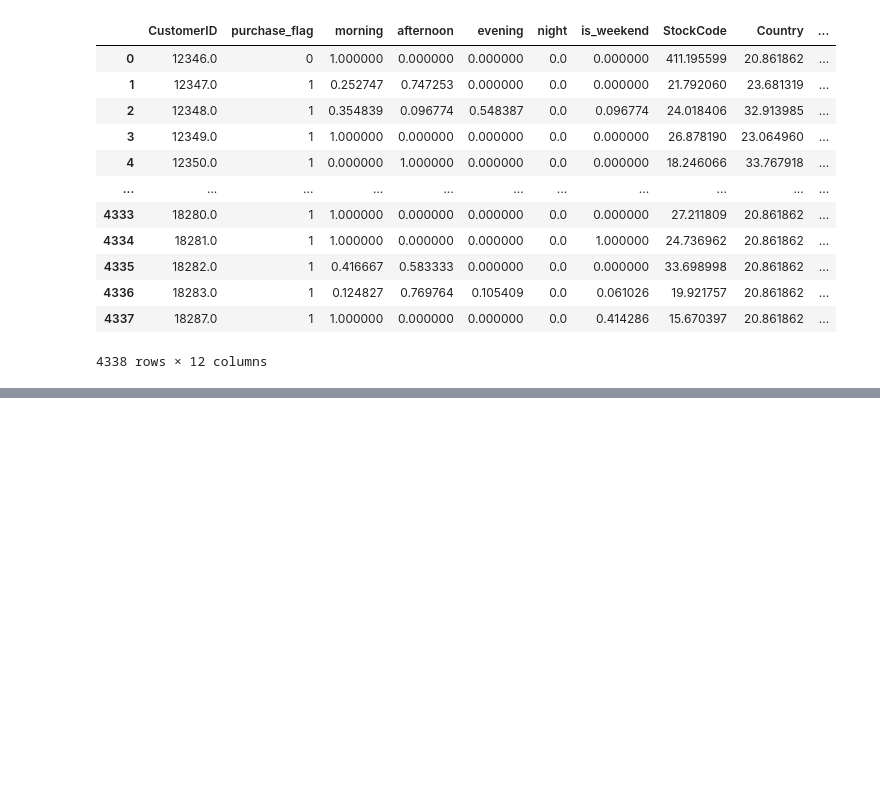
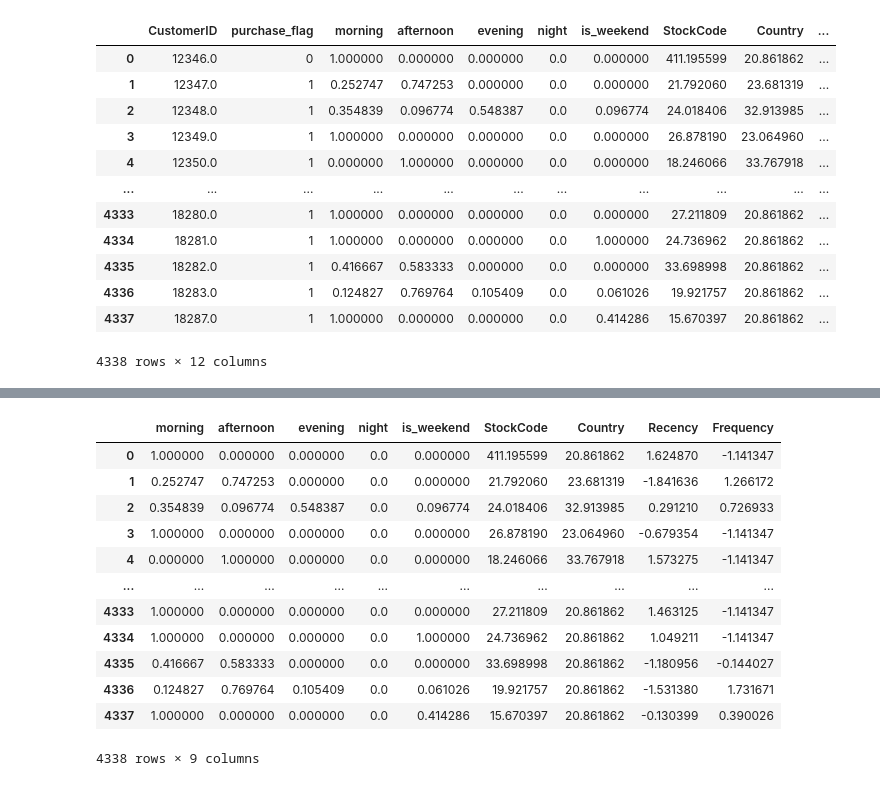
Before and after one commit to ZeyadArafat/Customer-Value-Prediction-Segmentation, a Jupyter notebook: Route_Project.ipynb, the cells around one changed output, grey strips where cells are left out. Cells and saved outputs as stored; diff of their text form; code cells hidden in the pictures; blank space fills up the shorter version.

```diff
--- a/Route_Project.ipynb
+++ b/Route_Project.ipynb
@@ -554,0 +663,16 @@ Saved final_df.csv
+# %%
+X
+# %% [output]
+|  | morning | afternoon | evening | night | is_weekend | StockCode | Country | Recency | Frequency |
+| 0 | 1.000000 | 0.000000 | 0.000000 | 0.0 | 0.000000 | 411.195599 | 20.861862 | 1.624870 | -1.141347 |
+| 1 | 0.252747 | 0.747253 | 0.000000 | 0.0 | 0.000000 | 21.792060 | 23.681319 | -1.841636 | 1.266172 |
+| 2 | 0.354839 | 0.096774 | 0.548387 | 0.0 | 0.096774 | 24.018406 | 32.913985 | 0.291210 | 0.726933 |
+| 3 | 1.000000 | 0.000000 | 0.000000 | 0.0 | 0.000000 | 26.878190 | 23.064960 | -0.679354 | -1.141347 |
+| 4 | 0.000000 | 1.000000 | 0.000000 | 0.0 | 0.000000 | 18.246066 | 33.767918 | 1.573275 | -1.141347 |
+| ... | ... | ... | ... | ... | ... | ... | ... | ... | ... |
+| 4333 | 1.000000 | 0.000000 | 0.000000 | 0.0 | 0.000000 | 27.211809 | 20.861862 | 1.463125 | -1.141347 |
+| 4334 | 1.000000 | 0.000000 | 0.000000 | 0.0 | 1.000000 | 24.736962 | 20.861862 | 1.049211 | -1.141347 |
+| 4335 | 0.416667 | 0.583333 | 0.000000 | 0.0 | 0.000000 | 33.698998 | 20.861862 | -1.180956 | -0.144027 |
+| 4336 | 0.124827 | 0.769764 | 0.105409 | 0.0 | 0.061026 | 19.921757 | 20.861862 | -1.531380 | 1.731671 |
+| 4337 | 1.000000 | 0.000000 | 0.000000 | 0.0 | 0.414286 | 15.670397 | 20.861862 | -0.130399 | 0.390026 |
+4338 rows × 9 columns
```
Also changed, not shown: parts of 12 cells of this notebook.
